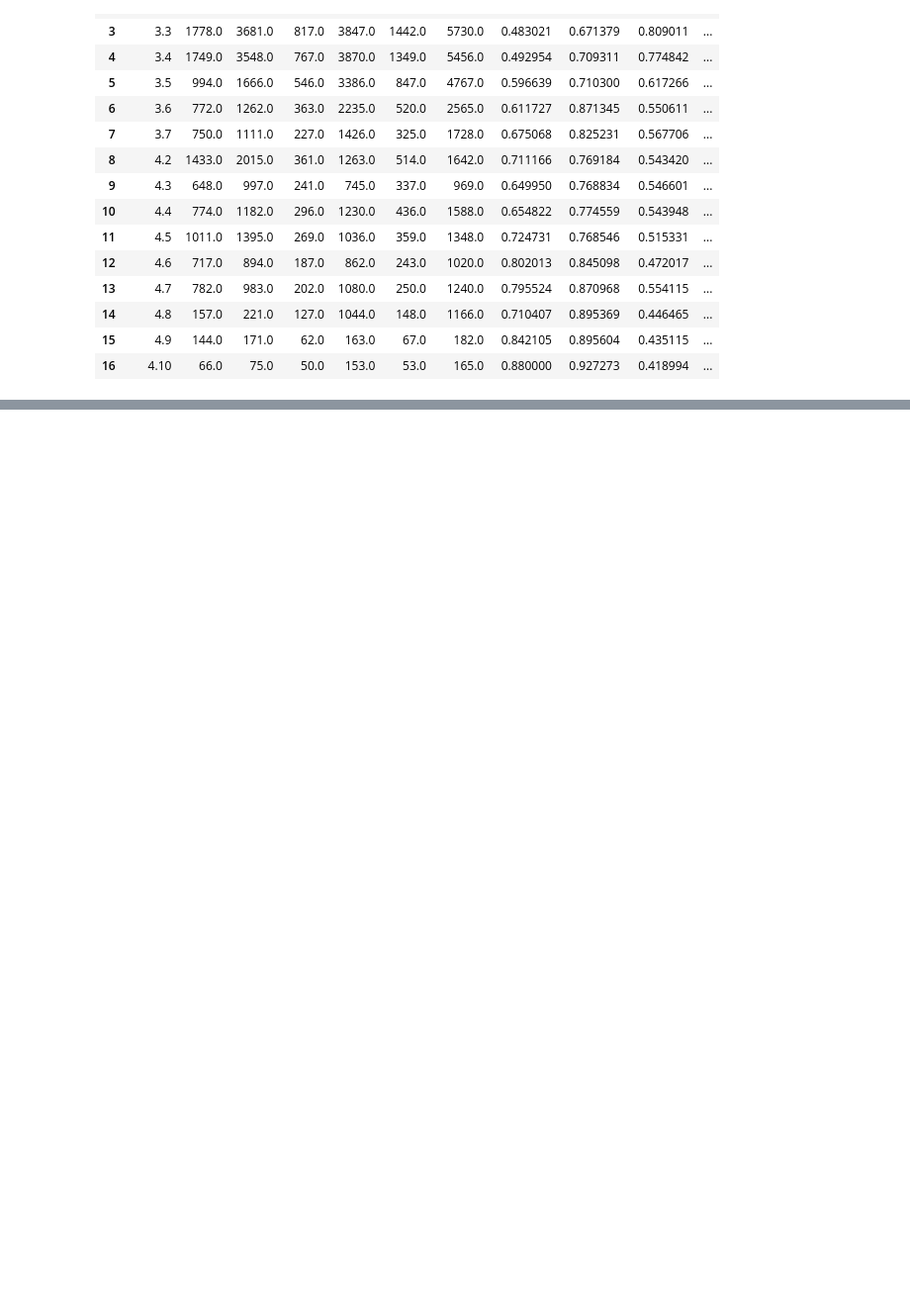
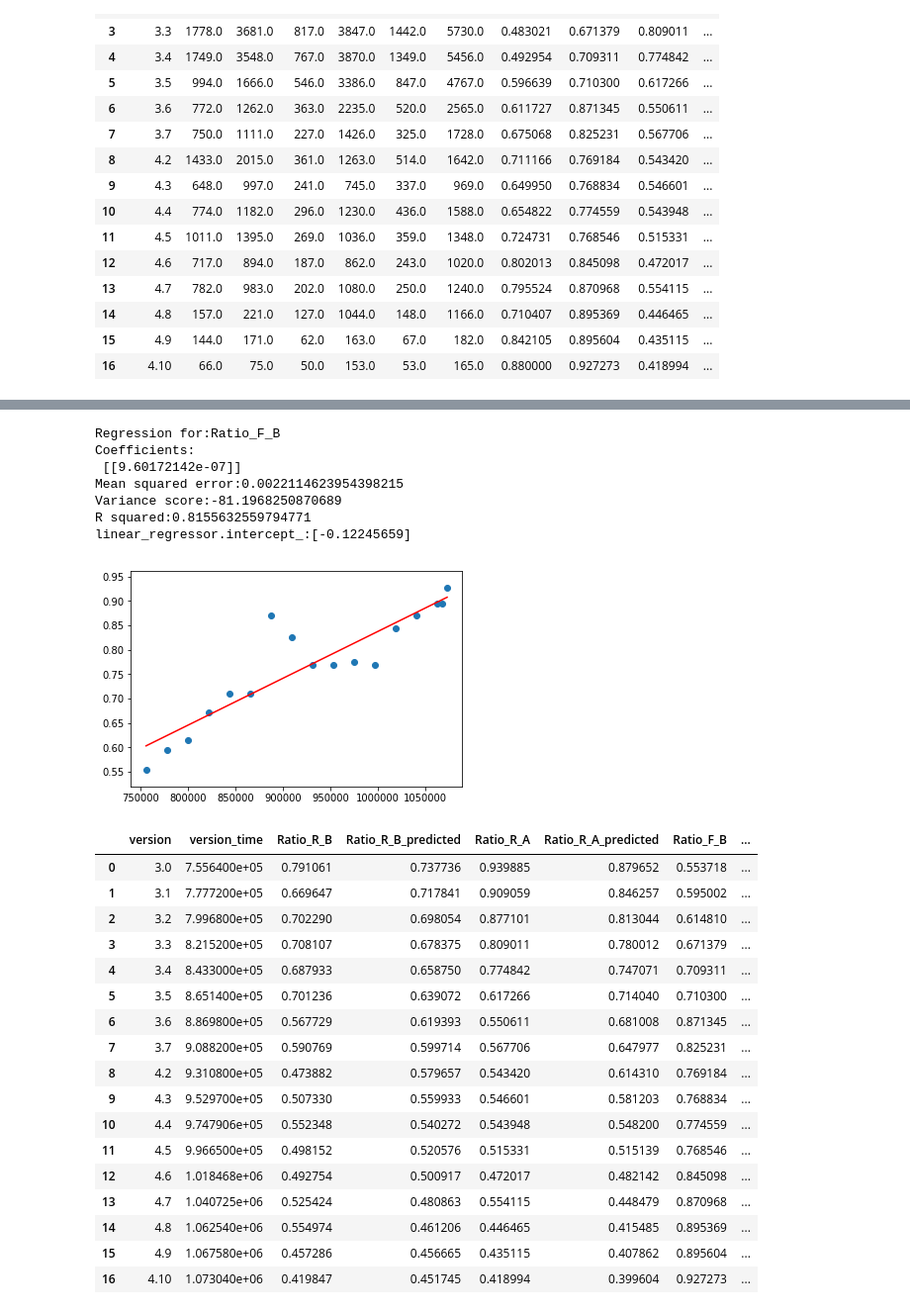
Before and after one commit to ICSME19/ICSME2019, a Jupyter notebook: RQ1.ipynb, the cells around one changed output, grey strips where cells are left out. Shown at 99% size. Saved outputs shown, nothing was run; the diff lists cells and outputs as text; code cells hidden in the pictures; blank space fills up the shorter version.

```diff
--- a/RQ1.ipynb
+++ b/RQ1.ipynb
@@ -303,0 +346,30 @@ sev_df_yearly_stats_first.head()
+# %%
+to_export = run_linear_regression(for_fig,"date_int","Ratio_F_B",to_export)
+to_export
+# %% [output]
+Regression for:Ratio_F_B
+Coefficients:
+ [[9.60172142e-07]]
+Mean squared error:0.0022114623954398215
+Variance score:-81.1968250870689
+R squared:0.8155632559794771
+linear_regressor.intercept_:[-0.12245659]
+[figure, added]
+|  | version | version_time | Ratio_R_B | Ratio_R_B_predicted | Ratio_R_A | Ratio_R_A_predicted | Ratio_F_B | ... |
+| 0 | 3.0 | 7.556400e+05 | 0.791061 | 0.737736 | 0.939885 | 0.879652 | 0.553718 | ... |
+| 1 | 3.1 | 7.777200e+05 | 0.669647 | 0.717841 | 0.909059 | 0.846257 | 0.595002 | ... |
+| 2 | 3.2 | 7.996800e+05 | 0.702290 | 0.698054 | 0.877101 | 0.813044 | 0.614810 | ... |
+| 3 | 3.3 | 8.215200e+05 | 0.708107 | 0.678375 | 0.809011 | 0.780012 | 0.671379 | ... |
+| 4 | 3.4 | 8.433000e+05 | 0.687933 | 0.658750 | 0.774842 | 0.747071 | 0.709311 | ... |
+| 5 | 3.5 | 8.651400e+05 | 0.701236 | 0.639072 | 0.617266 | 0.714040 | 0.710300 | ... |
+| 6 | 3.6 | 8.869800e+05 | 0.567729 | 0.619393 | 0.550611 | 0.681008 | 0.871345 | ... |
+| 7 | 3.7 | 9.088200e+05 | 0.590769 | 0.599714 | 0.567706 | 0.647977 | 0.825231 | ... |
+| 8 | 4.2 | 9.310800e+05 | 0.473882 | 0.579657 | 0.543420 | 0.614310 | 0.769184 | ... |
+| 9 | 4.3 | 9.529700e+05 | 0.507330 | 0.559933 | 0.546601 | 0.581203 | 0.768834 | ... |
+| 10 | 4.4 | 9.747906e+05 | 0.552348 | 0.540272 | 0.543948 | 0.548200 | 0.774559 | ... |
+| 11 | 4.5 | 9.966500e+05 | 0.498152 | 0.520576 | 0.515331 | 0.515139 | 0.768546 | ... |
+| 12 | 4.6 | 1.018468e+06 | 0.492754 | 0.500917 | 0.472017 | 0.482142 | 0.845098 | ... |
+| 13 | 4.7 | 1.040725e+06 | 0.525424 | 0.480863 | 0.554115 | 0.448479 | 0.870968 | ... |
+| 14 | 4.8 | 1.062540e+06 | 0.554974 | 0.461206 | 0.446465 | 0.415485 | 0.895369 | ... |
+| 15 | 4.9 | 1.067580e+06 | 0.457286 | 0.456665 | 0.435115 | 0.407862 | 0.895604 | ... |
+| 16 | 4.10 | 1.073040e+06 | 0.419847 | 0.451745 | 0.418994 | 0.399604 | 0.927273 | ... |
```
Also changed, not shown: parts of 39 cells of this notebook, 17 other files.
